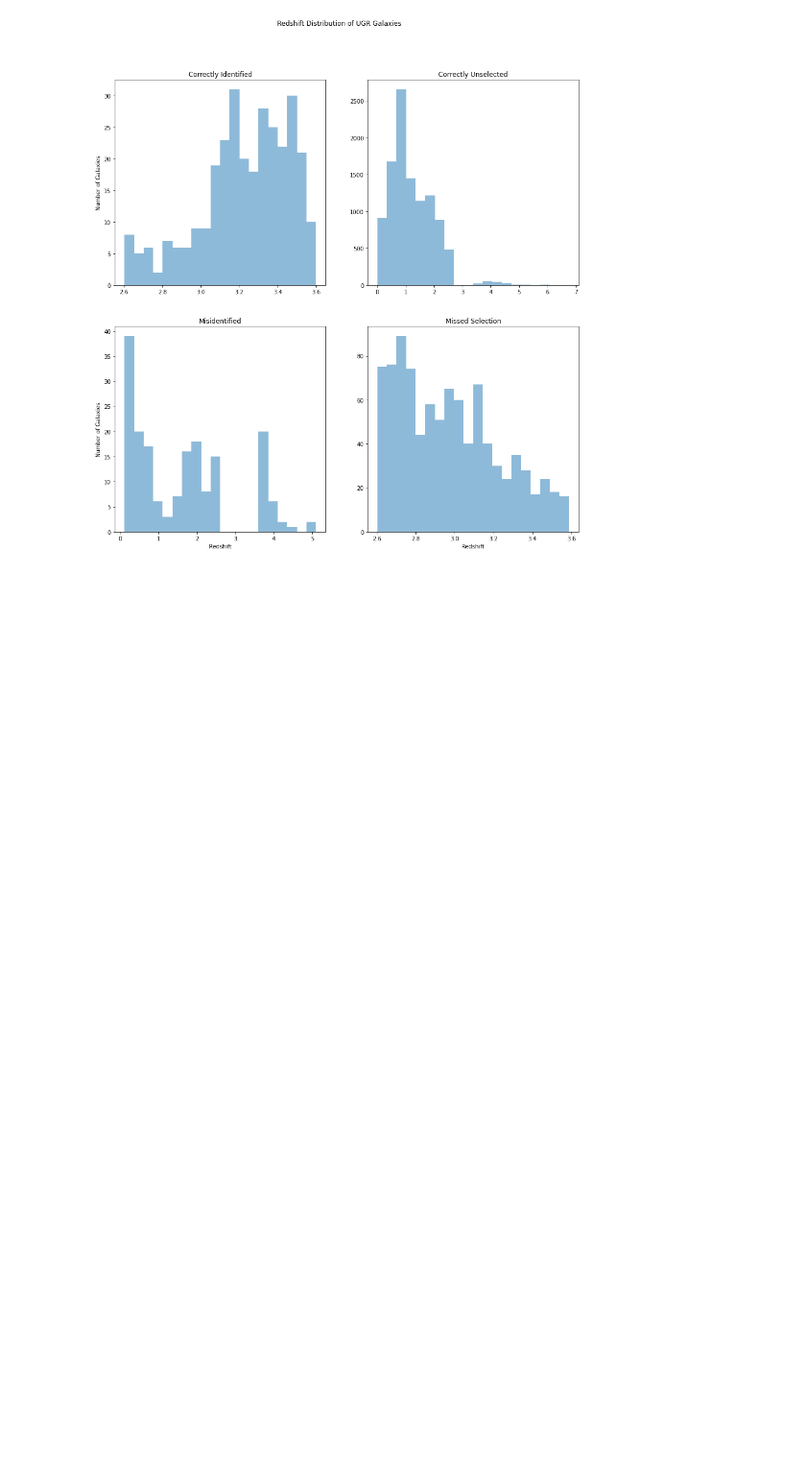
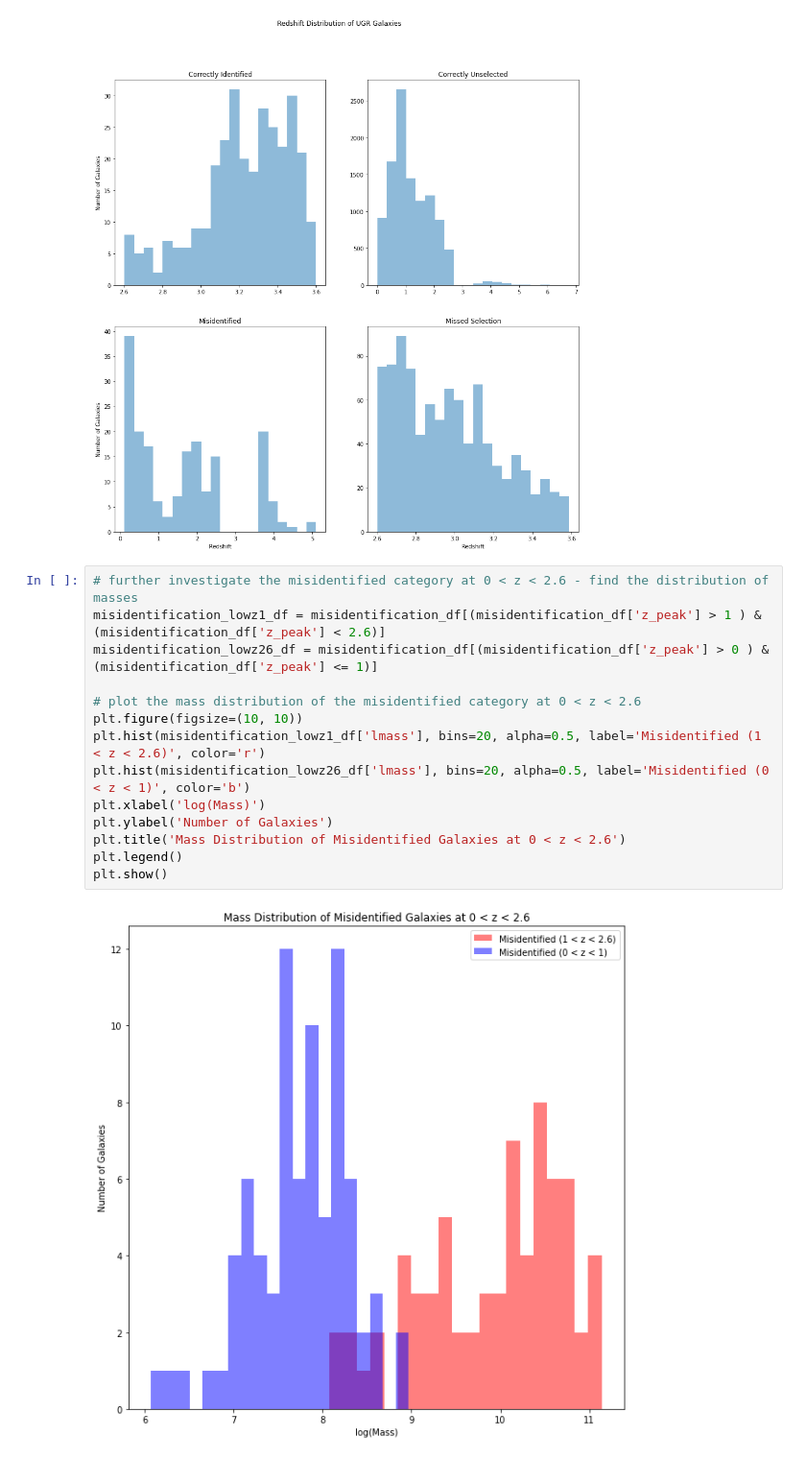
Before and after one commit to mitchellhooymans/LymanBreakActivity, a Jupyter notebook: LymanBreakActivity.ipynb, the cells around one changed output. Shown at 96% size. Saved outputs shown, nothing was run; the diff lists cells and outputs as text; blank space fills up the shorter version.

Commit message:
updated to include thoughts and questions, and extra plots
distributions of missed selections were explored

```diff
--- a/LymanBreakActivity.ipynb
+++ b/LymanBreakActivity.ipynb
@@ -460,3 +457,19 @@ for ax in axs[1, :]:
     ax.set_xlabel('Redshift')
 # %% [output]
 [figure]
+# %%
+# further investigate the misidentified category at 0 < z < 2.6 - find the distribution of masses
+misidentification_lowz1_df = misidentification_df[(misidentification_df['z_peak'] > 1 ) & (misidentification_df['z_peak'] < 2.6)]
+misidentification_lowz26_df = misidentification_df[(misidentification_df['z_peak'] > 0 ) & (misidentification_df['z_peak'] <= 1)]
+
+# plot the mass distribution of the misidentified category at 0 < z < 2.6
+plt.figure(figsize=(10, 10))
+plt.hist(misidentification_lowz1_df['lmass'], bins=20, alpha=0.5, label='Misidentified (1 < z < 2.6)', color='r')
+plt.hist(misidentification_lowz26_df['lmass'], bins=20, alpha=0.5, label='Misidentified (0 < z < 1)', color='b')
+plt.xlabel('log(Mass)')
+plt.ylabel('Number of Galaxies')
+plt.title('Mass Distribution of Misidentified Galaxies at 0 < z < 2.6')
+plt.legend()
+plt.show()
+# %% [output]
+[figure, added]
```
Also changed, not shown: parts of 21 cells of this notebook.
